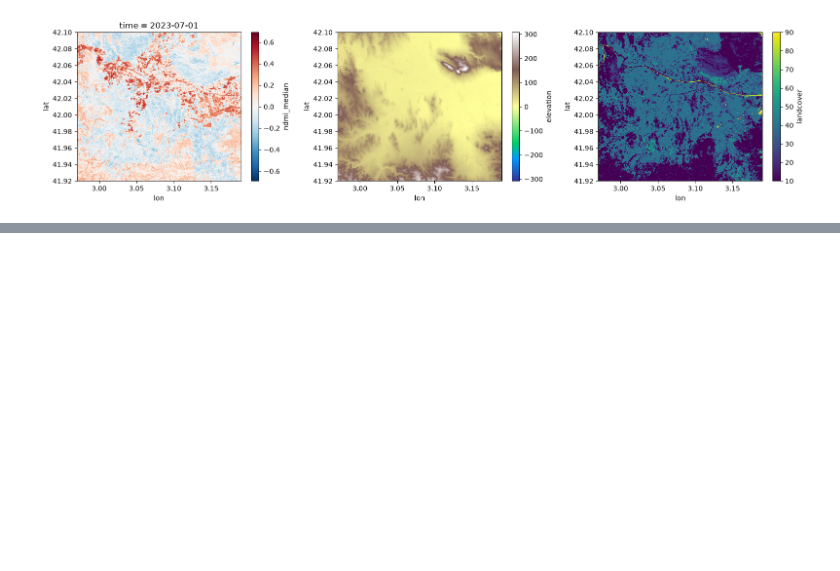
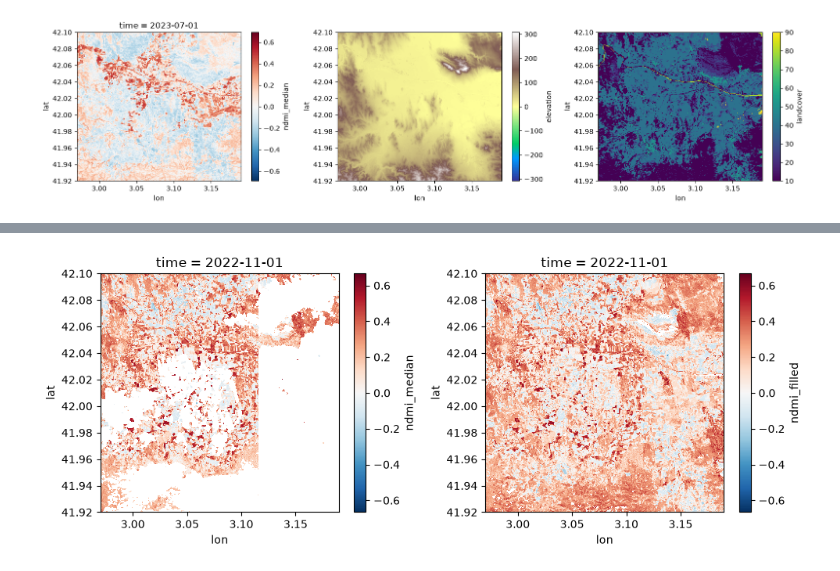
Before and after one commit to davidcirauqui/drought_forecast, a Jupyter notebook: main.ipynb, the cells around one changed output, grey strips where cells are left out. Saved outputs shown, nothing was run; the diff lists cells and outputs as text; code cells hidden in the pictures; blank space fills up the shorter version.

```diff
--- a/main.ipynb
+++ b/main.ipynb
@@ -100,0 +117,12 @@ plt.tight_layout()
+# %%
+# interpolate: fill with mean between adjacent months
+cube["ndmi_filled"] = cube.ndmi_median.interpolate_na(
+    dim = "time", method = "linear", max_gap = pd.Timedelta(days = 62)
+)
+# %%
+fig, axes = plt.subplots(1, 2, figsize = (10, 4))
+cube.ndmi_median.sel(time = cube.time[idx]).plot(ax = axes[0])
+cube.ndmi_filled.sel(time = cube.time[idx]).plot(ax = axes[1])
+plt.tight_layout()
+# %% [output]
+[figure, added]
```
Also changed, not shown: parts of 2 cells of this notebook.
